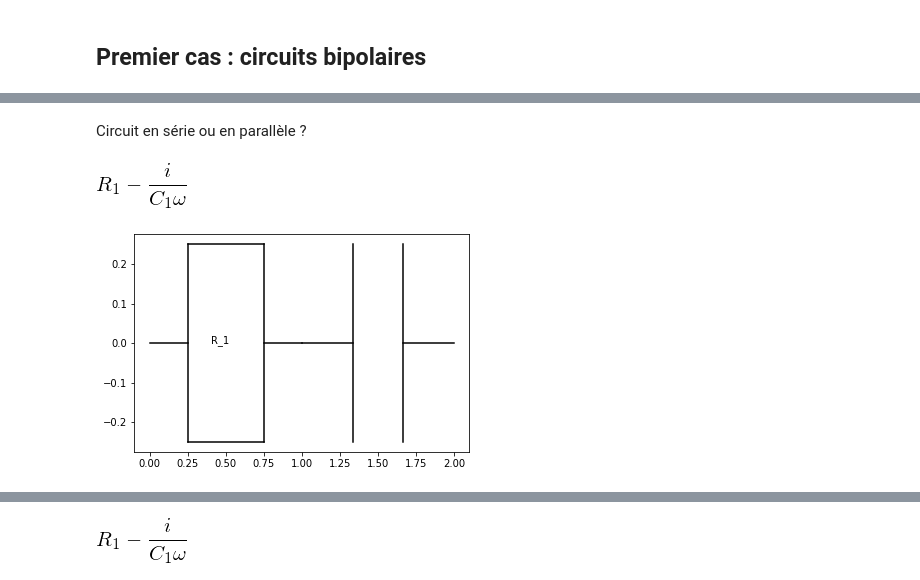
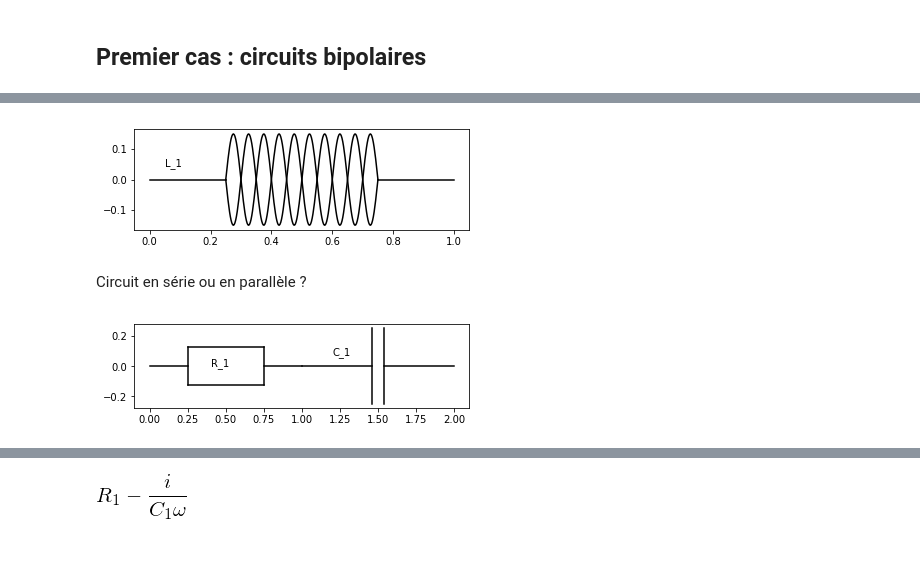
Before and after one commit to unjr/circuits, a Jupyter notebook: presentation_circuits.ipynb, the cells around one changed output, grey strips where cells are left out. Cells and saved outputs as stored; diff of their text form; code cells hidden in the pictures; blank space fills up the shorter version.

```diff
--- a/presentation_circuits.ipynb
+++ b/presentation_circuits.ipynb
@@ -30,9 +29,14 @@ L1.trace(0,0)
+# %%
+L1 = Inductance('L_1')
+L1.trace()
+# %% [output]
+[figure, added]
 # %% [markdown]
 Circuit en série ou en parallèle ?
 # %%
 from circuits_bipolaires import Serie, Parallele
-circuit1 = R1 + C1
-circuit1.trace(0,0)
-# %% [output]
-[figure, removed]
-[figure, removed]
+# %%
+circuit1 = R1 + C1
+circuit1.trace()
+# %% [output]
+[figure, added]
```
Also changed, not shown: parts of 28 cells of this notebook, 3 other files.
